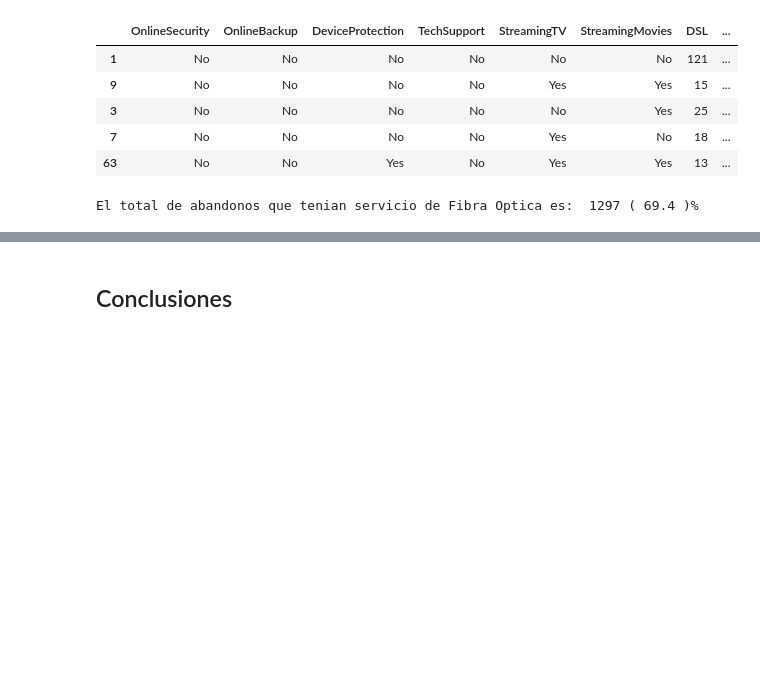
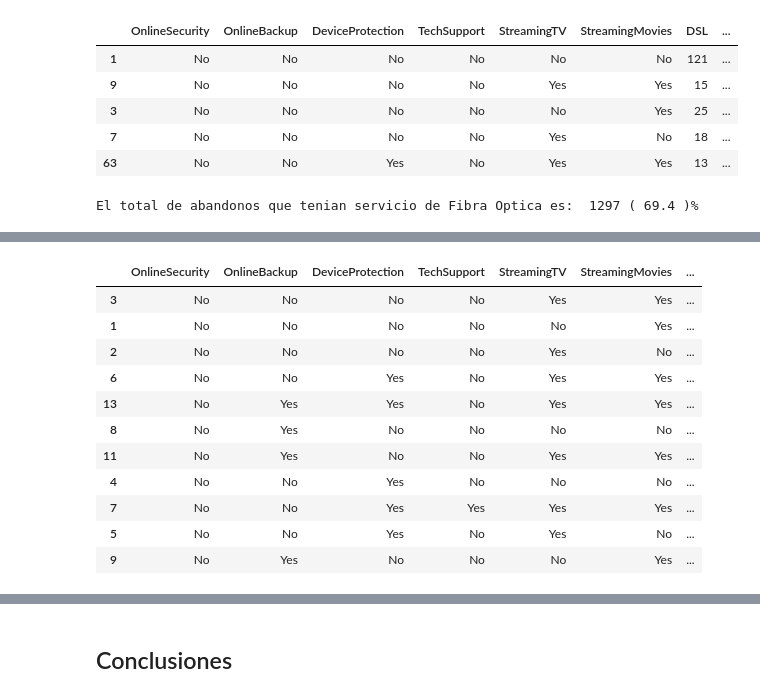
Before and after one commit to proserix/proyecto-telco-main, a Jupyter notebook: Notebooks/Analisis_EDA.ipynb, the cells around one changed output, grey strips where cells are left out. Saved outputs shown, nothing was run; the diff lists cells and outputs as text; code cells hidden in the pictures; blank space fills up the shorter version.

```diff
--- a/Notebooks/Analisis_EDA.ipynb
+++ b/Notebooks/Analisis_EDA.ipynb
@@ -970,0 +1066,36 @@ El total de abandonos que tenian servicio de Fibra Optica es:  1297 ( 69.4 )%
+# %%
+# En esta tabla filtramos por pocentaje acumulado en la columna de los que efectivamente tenian linea basica
+df_pareto_internet=pareto(df_internet,80,"Fiber optic")
+
+# En este resumen, agrupamos por cada variable de servicio premium y agregamos
+summary_Fib=df_pareto_internet.groupby(var_serv_premium)["Fiber optic"].agg(sum).to_frame()
+
+# Reseteamos el index para manipular mejor
+summary_Fib.reset_index(inplace=True)
+
+# Borramos los registros del indice 0, pues corresponde a todos "no"
+# y que no me interesa analizar
+summary_Fib.drop(summary_Fib.index[0],inplace=True)
+
+#Creamos la columna de los porcentajes que explican el score obtenido
+summary_Fib["p_Explicativo"]=np.round(summary_Fib["Fiber optic"]/summary_Fib["Fiber optic"].sum(axis=0),2)*100
+
+# Ordenamos por p_Explicativo de mayor a menor
+summary_Fib.sort_values(by="p_Explicativo",ascending=False,inplace=True)
+summary_Fib["p_Exp_Ac"]=summary_Fib["p_Explicativo"].cumsum()
+
+# Desplegamos
+summary_Fib.head(11)
+# %% [output]
+|  | OnlineSecurity | OnlineBackup | DeviceProtection | TechSupport | StreamingTV | StreamingMovies | ... |
+| 3 | No | No | No | No | Yes | Yes | ... |
+| 1 | No | No | No | No | No | Yes | ... |
+| 2 | No | No | No | No | Yes | No | ... |
+| 6 | No | No | Yes | No | Yes | Yes | ... |
+| 13 | No | Yes | Yes | No | Yes | Yes | ... |
+| 8 | No | Yes | No | No | No | No | ... |
+| 11 | No | Yes | No | No | Yes | Yes | ... |
+| 4 | No | No | Yes | No | No | No | ... |
+| 7 | No | No | Yes | Yes | Yes | Yes | ... |
+| 5 | No | No | Yes | No | Yes | No | ... |
+| 9 | No | Yes | No | No | No | Yes | ... |
```
Also changed, not shown: parts of 20 cells of this notebook, 26 other files.
